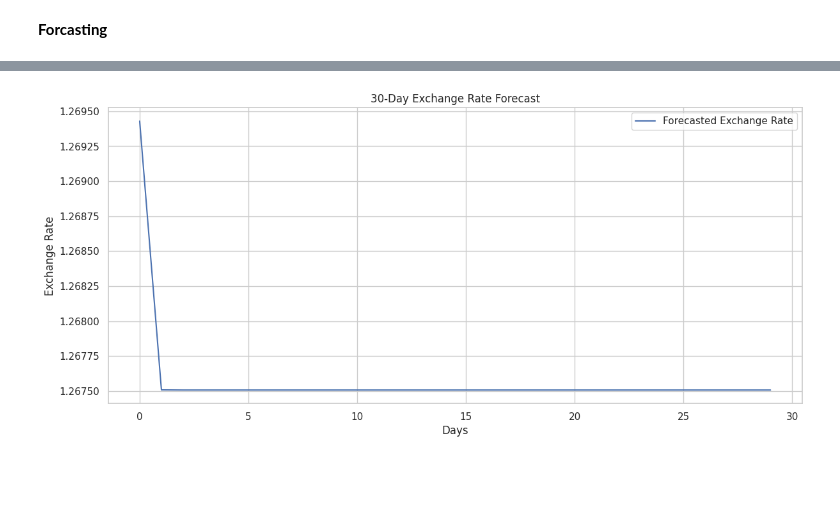
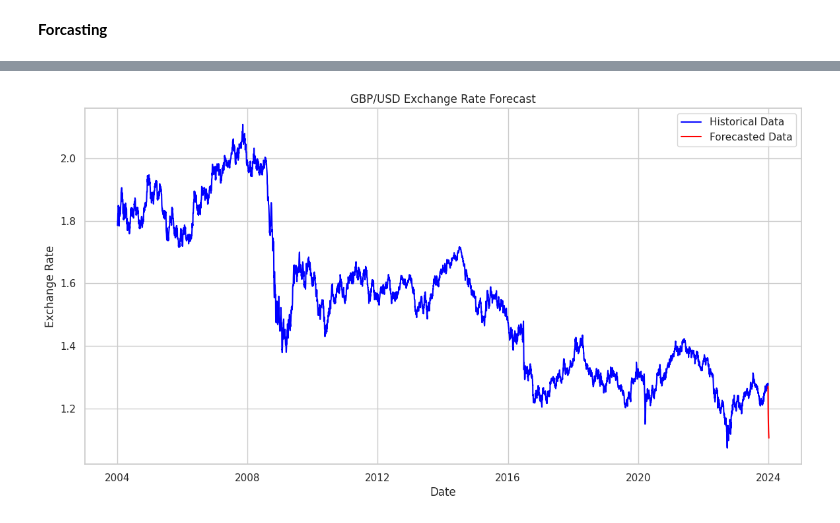
Before and after one commit to FunmilolaAdetuwo/Final-Project, a Jupyter notebook: Advanced_AI_Techniques_for_Predicting_Currency_Exchange_Rates_A_Deep_Learning_Approach.ipynb, the cells around one changed output, grey strips where cells are left out. Drawn from its saved outputs; the diff is of its cells as text; code cells hidden in the pictures; blank space fills up the shorter version.

```diff
--- a/Advanced_AI_Techniques_for_Predicting_Currency_Exchange_Rates_A_Deep_Learning_Approach.ipynb
+++ b/Advanced_AI_Techniques_for_Predicting_Currency_Exchange_Rates_A_Deep_Learning_Approach.ipynb
@@ -991,32 +991,62 @@ R-squared (R2): 0.9651
 # %% [markdown]
 **Forcasting**
 # %%
+# Predicting the next 10 days using the GRU model
 
-# Predicting the next 30 days using the GRU model
-def forecast_next_30_days(model, last_sequence, scaler, n_days=30):
-    input_seq = last_sequence.copy()
+def forecast_next_days(model, last_sequence, scaler, n_days=10):
+    inpt_sq = last_sequence.copy()
     predictions = []
 
 
     for _ in range(n_days):
-        prd = model.predict(input_seq)
+        prd = model.predict(inpt_sq)
         predictions.append(prd[0, 0])
-        new_seq = input_seq[:, 1:, :]
-        new_seq[:, -1, -1] = prd[0]
+        new_seq = np.zeros_like(inpt_sq)
+        new_seq[:, :-1, :] = inpt_sq[:, 1:, :]
+        new_seq[:, -1, :] = prd
         inpt_sq = new_seq
     prdtn_scld = scaler.inverse_transform(np.array(predictions).reshape(-1, 1))
 
     return prdtn_scld
 
 
+def fetch_and_process_data():
+    ticker_symbol = "GBPUSD=X"
+
+    strt_dta = "2004-01-01"
+    ed_dta = "2023-12-31"
+
+    crcy_dta = yf.download(ticker_symbol, start=strt_dta, end=ed_dta)
+
+    crcy_dta.reset_index(inplace=True)
+
+    crcy_dta.columns = ['_'.join(col).strip() if col[1] else col[0] for col in crcy_dta.columns.values]
+    crcy_dta['Date'] = pd.to_datetime(crcy_dta['Date'])
+
+
+
+    return crcy_dta
+
+
+hstorcl_dta = fetch_and_process_data()
+
+
 lst_sqce = X_tst_seq_gru[-1:]
-prdtd_rtes = forecast_next_30_days(bst_mdl_gru_hp, lst_sqce, tgt_sclr, n_days=30)
+prdtd_rtes = forecast_next_days(bst_mdl_gru_hp, lst_sqce, tgt_sclr, n_days=10)
 
-# Plotting the forecast
-plt.figure(figsize=(14, 6))
-plt.plot(prdtd_rtes, label='Forecasted Exchange Rate')
-plt.title('30-Day Exchange Rate Forecast')
-plt.xlabel('Days')
+frcast_dt = pd.date_range(start=hstorcl_dta['Date'].iloc[-1] + pd.Timedelta(days=1), periods=10, freq='D')
+
+
+combind_dt = pd.concat([hstorcl_dta['Date'], pd.Series(frcast_dt)])
+combind_rts = np.concatenate([hstorcl_dta ['Close_GBPUSD=X'].values, prdtd_rtes.flatten()])
+
+
+# Plotting the forcast
+plt.figure(figsize=(14, 7))
+plt.plot(combind_dt[:-10], combind_rts[:-10], label='Historical Data', color='blue')
+plt.plot(combind_dt[-10:], combind_rts[-10:], label='Forecasted Data', color='red')
+plt.title('GBP/USD Exchange Rate Forecast')
+plt.xlabel('Date')
 plt.ylabel('Exchange Rate')
 plt.legend()
 plt.show()
@@ -1041 +1065 @@ plt.show()
-[figure, old version]
+[figure, new version]
```
Also changed, not shown: parts of 1 cell of this notebook.
